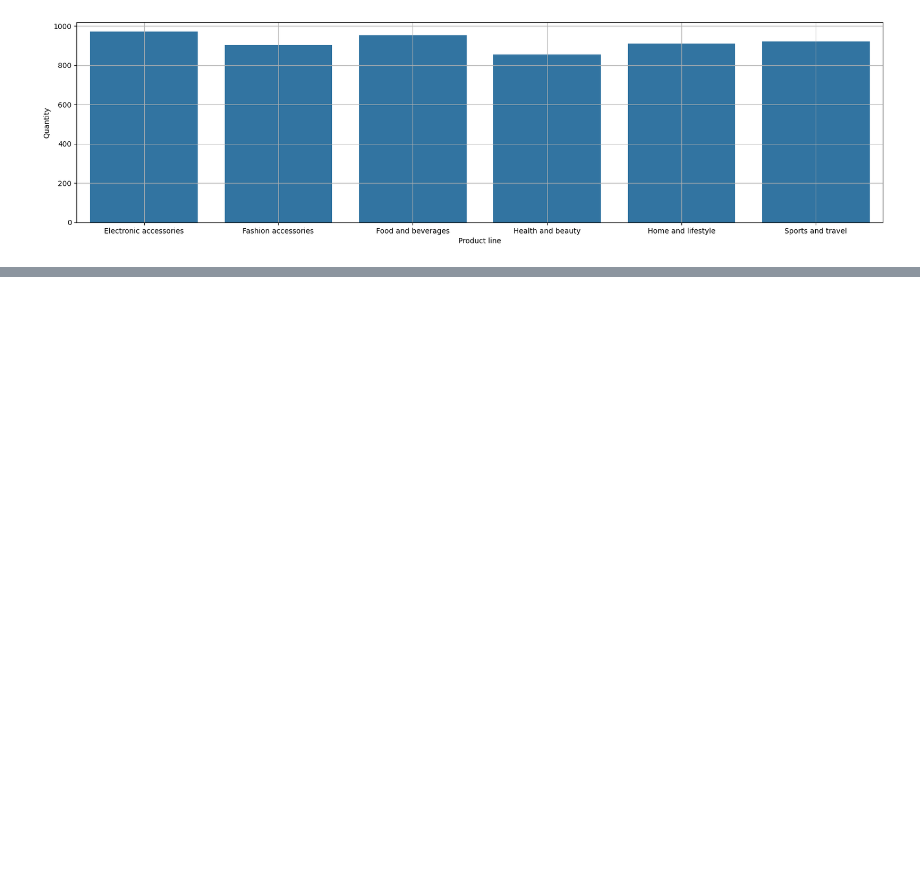
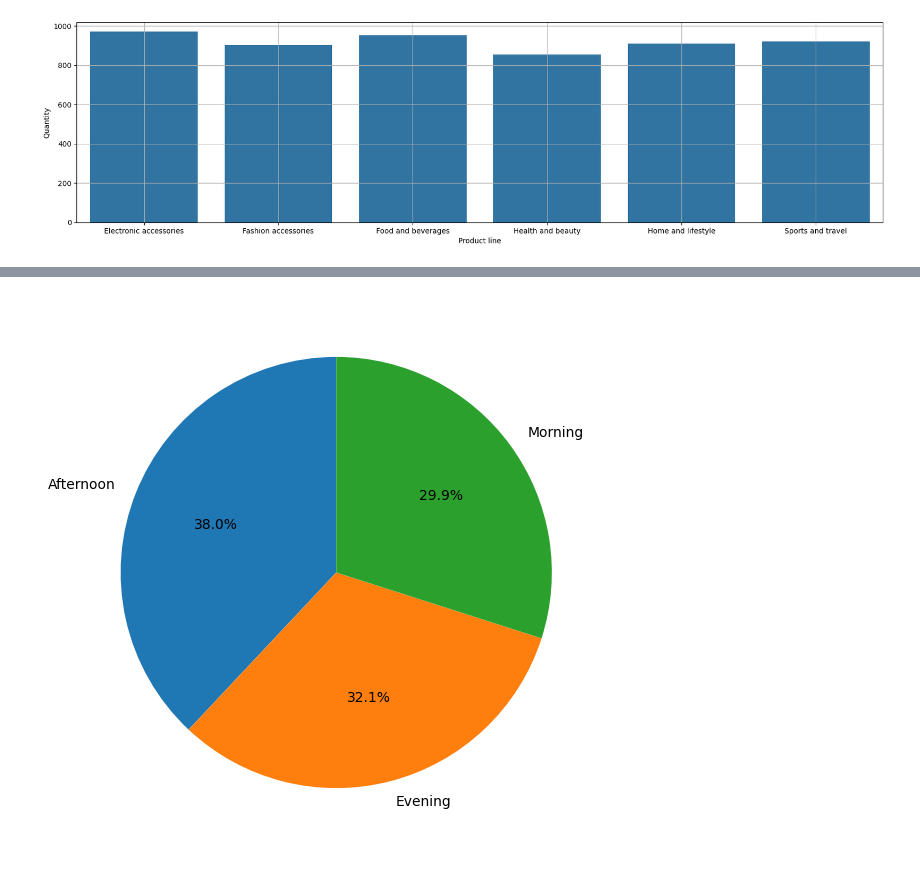
Before and after one commit to Sanjay-799/Supermarket-Sales-Analysis, a Jupyter notebook: Supermarket_Sales_Analysis.ipynb, the cells around one changed output, grey strips where cells are left out. Drawn from its saved outputs; the diff is of its cells as text; code cells hidden in the pictures; blank space fills up the shorter version.

```diff
--- a/Supermarket_Sales_Analysis.ipynb
+++ b/Supermarket_Sales_Analysis.ipynb
@@ -429,0 +461,19 @@ array([5, 4, 6, 0, 3, 2, 1], dtype=int32)
+# %%
+df['Time']=df['Time'].astype('str')
+df['Hour'] = df['Time'].str[:2]
+df['Hour']=df['Hour'].astype('int')
+# %%
+def f(x):
+  if x>4 and x<=8:
+    return 'Early Morning'
+  elif x>8 and x<=12:
+    return "Morning"
+  elif x>12 and x<=16:
+    return "Afternoon"
+  elif x>16 and x<=20:
+    return "Evening"
+  elif (x > 20) and (x <= 24):
+    return "Night"
+  else:
+    return "Last Night"
+df["session"]=df["Hour"].apply(f)
@@ -429,0 +489,15 @@ array([5, 4, 6, 0, 3, 2, 1], dtype=int32)
+# %%
+
+dist_session=df.groupby(['session'])['Quantity'].sum().to_frame()
+
+dist_session=dist_session.reset_index()
+
+Sales=dist_session.Quantity
+Session=dist_session.session
+# %%
+fig = plt.figure(figsize =(10, 7))
+
+plt.pie(Sales, autopct='%1.1f%%',labels = Session, startangle=90)
+plt.show()
+# %% [output]
+[figure, added]
```
Also changed, not shown: parts of 24 cells of this notebook.
